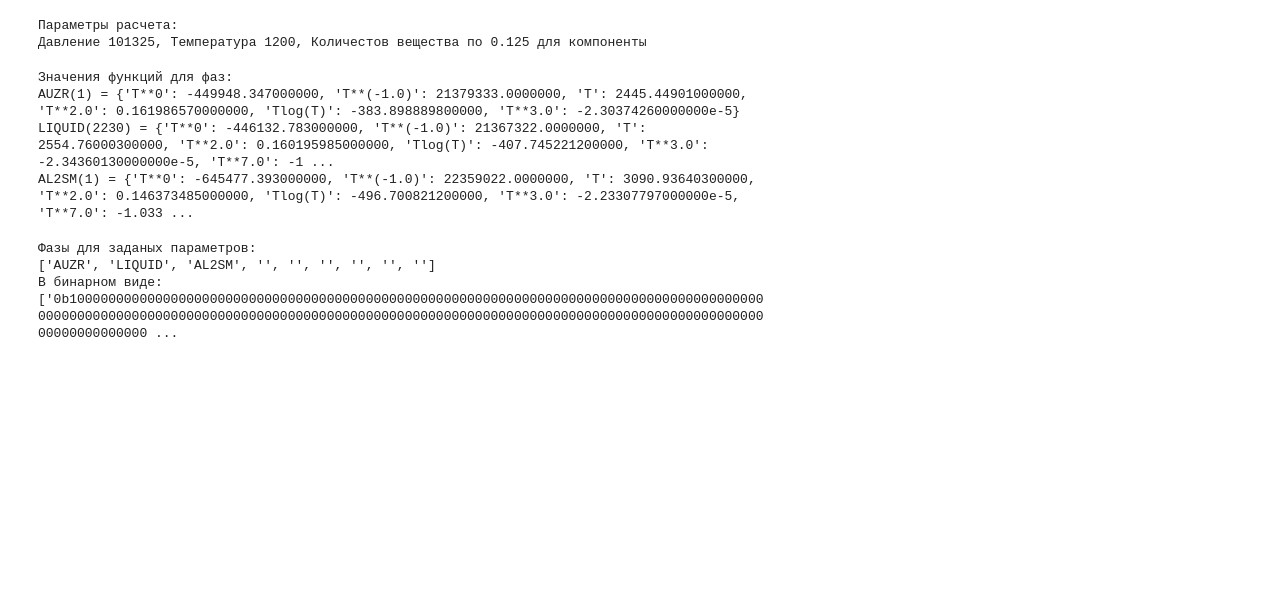
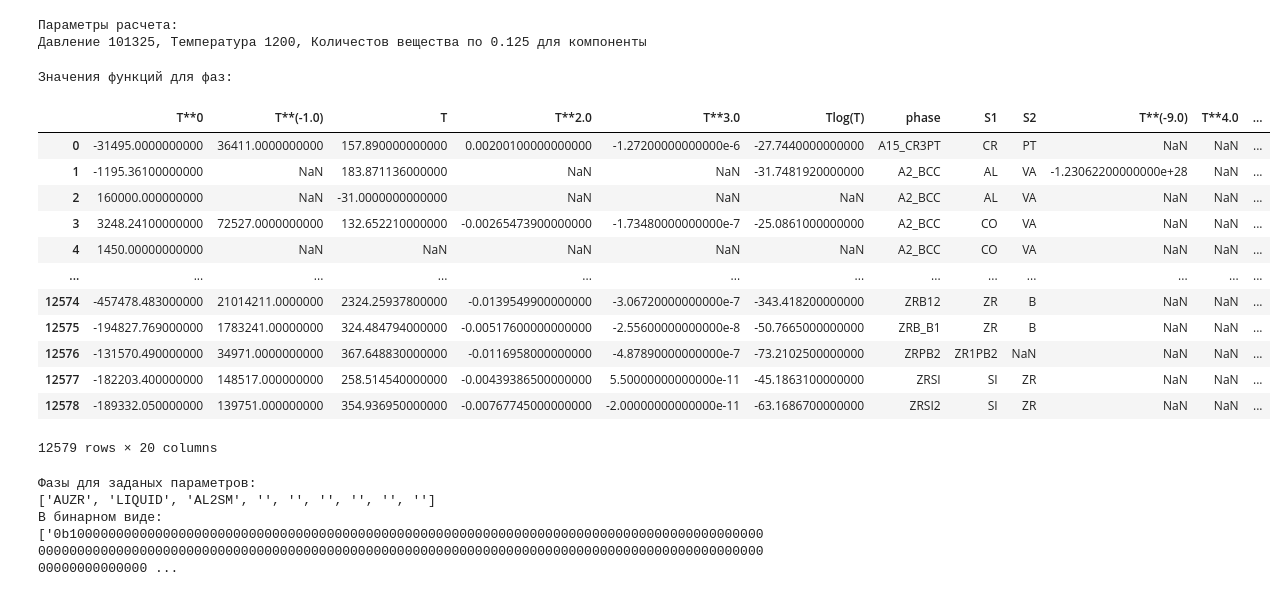
Before and after one commit to 1dimadim1/PhaseCompositionPrediction, a Jupyter notebook: parser.ipynb, the cells around one changed output. Cells and saved outputs as stored; diff of their text form; code cells hidden in the pictures; blank space fills up the shorter version.

Commit message:
refactor: add log functions data to csv

```diff
--- a/parser.ipynb
+++ b/parser.ipynb
@@ -244,13 +249,40 @@ print(f'Давление {P}, Температура {temp}, Количесто
 # %% [output]
 Параметры расчета:
 Давление 101325, Температура 1200, Количестов вещества по 0.125 для компоненты
-# %%
-print('Значения функций для фаз:')
-for phase in eq_phases:
-    if phase != "":
-        print(f'{phase}({int(len(phase_param[phase])/2)}) = {parsePiecewise(phase_param[phase][1], temp)}')
-# %% [output]
-Значения функций для фаз:
-AUZR(1) = {'T**0': -449948.347000000, 'T**(-1.0)': 21379333.0000000, 'T': 2445.44901000000, 'T**2.0': 0.161986570000000, 'Tlog(T)': -383.898889800000, 'T**3.0': -2.30374260000000e-5}
-LIQUID(2230) = {'T**0': -446132.783000000, 'T**(-1.0)': 21367322.0000000, 'T': 2554.76000300000, 'T**2.0': 0.160195985000000, 'Tlog(T)': -407.745221200000, 'T**3.0': -2.34360130000000e-5, 'T**7.0': -1 ...
-AL2SM(1) = {'T**0': -645477.393000000, 'T**(-1.0)': 22359022.0000000, 'T': 3090.93640300000, 'T**2.0': 0.146373485000000, 'Tlog(T)': -496.700821200000, 'T**3.0': -2.23307797000000e-5, 'T**7.0': -1.033 ...
+# %%
+import pandas as pd
+
+print('Значения функций для фаз:')
+unable_phases = ['FCC_L10', 'BIIN_EPSILON', '']
+df = pd.DataFrame()
+
+for phase in all_phases:
+    if phase not in unable_phases:
+        species = {}
+        for i in range(len(phase_param[phase])):
+            if i % 2 == 1:
+                # print(f'{phase}({int(i/2)})' )
+                parsed_piecewise = parsePiecewise(phase_param[phase][i], temp, {}, 1)
+                parsed_piecewise['phase'] = phase
+                parsed_piecewise = {**parsed_piecewise, **species}
+                df = df.append(parsed_piecewise, ignore_index=True)
+                # print(f'{phase}({int(i/2)}) = {parsed_piecewise}')
+            else:
+                for j in range(len(phase_param[phase][i])):
+                    species[f"S{j+1}"] = phase_param[phase][i][j][0]
+df
+# %% [output]
+Значения функций для фаз:
+|  | T**0 | T**(-1.0) | T | T**2.0 | T**3.0 | Tlog(T) | phase | S1 | S2 | T**(-9.0) | T**4.0 | ... |
+| 0 | -31495.0000000000 | 36411.0000000000 | 157.890000000000 | 0.00200100000000000 | -1.27200000000000e-6 | -27.7440000000000 | A15_CR3PT | CR | PT | NaN | NaN | ... |
+| 1 | -1195.36100000000 | NaN | 183.871136000000 | NaN | NaN | -31.7481920000000 | A2_BCC | AL | VA | -1.23062200000000e+28 | NaN | ... |
+| 2 | 160000.000000000 | NaN | -31.0000000000000 | NaN | NaN | NaN | A2_BCC | AL | VA | NaN | NaN | ... |
+| 3 | 3248.24100000000 | 72527.0000000000 | 132.652210000000 | -0.00265473900000000 | -1.73480000000000e-7 | -25.0861000000000 | A2_BCC | CO | VA | NaN | NaN | ... |
+| 4 | 1450.00000000000 | NaN | NaN | NaN | NaN | NaN | A2_BCC | CO | VA | NaN | NaN | ... |
+| ... | ... | ... | ... | ... | ... | ... | ... | ... | ... | ... | ... | ... |
+| 12574 | -457478.483000000 | 21014211.0000000 | 2324.25937800000 | -0.0139549900000000 | -3.06720000000000e-7 | -343.418200000000 | ZRB12 | ZR | B | NaN | NaN | ... |
+| 12575 | -194827.769000000 | 1783241.00000000 | 324.484794000000 | -0.00517600000000000 | -2.55600000000000e-8 | -50.7665000000000 | ZRB_B1 | ZR | B | NaN | NaN | ... |
+| 12576 | -131570.490000000 | 34971.0000000000 | 367.648830000000 | -0.0116958000000000 | -4.87890000000000e-7 | -73.2102500000000 | ZRPB2 | ZR1PB2 | NaN | NaN | NaN | ... |
+| 12577 | -182203.400000000 | 148517.000000000 | 258.514540000000 | -0.00439386500000000 | 5.50000000000000e-11 | -45.1863100000000 | ZRSI | SI | ZR | NaN | NaN | ... |
+| 12578 | -189332.050000000 | 139751.000000000 | 354.936950000000 | -0.00767745000000000 | -2.00000000000000e-11 | -63.1686700000000 | ZRSI2 | SI | ZR | NaN | NaN | ... |
+12579 rows × 20 columns
```
Also changed, not shown: parts of 2 cells of this notebook, 1 other file.
